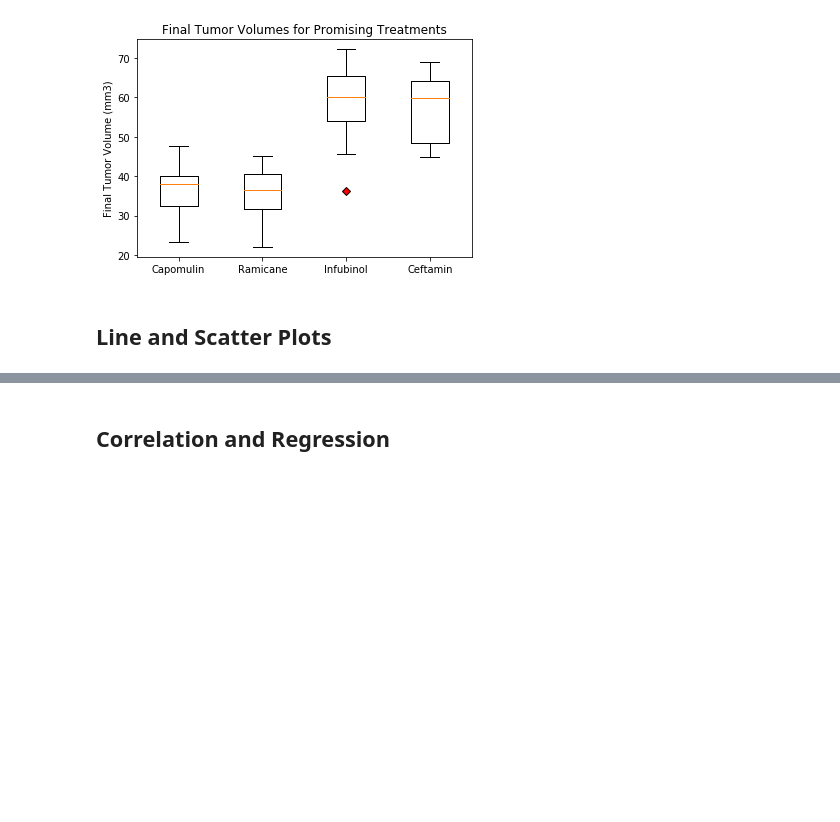
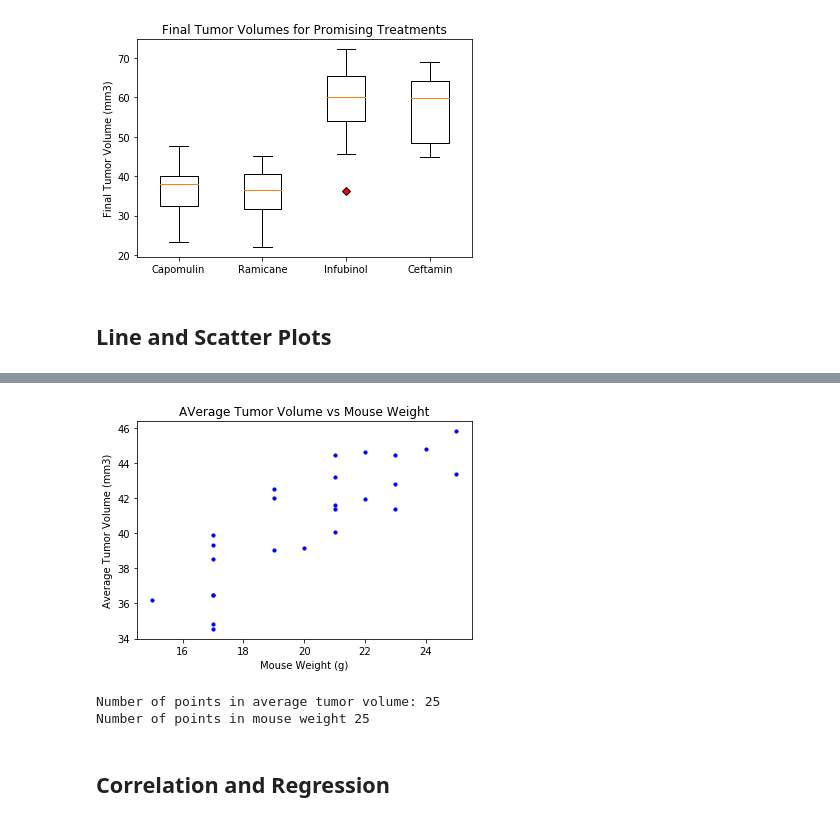
Before and after one commit to j2browns/matplotlib-challenge, a Jupyter notebook: Pymaceuticals/Pymaceuticals_challenge.ipynb, the cells around one changed output, grey strips where cells are left out. Saved outputs shown, nothing was run; the diff lists cells and outputs as text; code cells hidden in the pictures; blank space fills up the shorter version.

```diff
--- a/Pymaceuticals/Pymaceuticals_challenge.ipynb
+++ b/Pymaceuticals/Pymaceuticals_challenge.ipynb
@@ -355,2 +417,37 @@ plt.show()
+# %%
+# Generate a scatter plot of mouse weight versus average tumor volume for the Capomulin regimen
+# as bonus for interest, allow user to choose mouse from list
+
+#Isolate only Capomulin Drug Regimen
+
+#set drug regimen
+Drug_Regimen = "Capomulin"
+Mouse_Drug_Refined = combined_study[combined_study["Drug Regimen"]==Drug_Regimen]
+
+#On isolated data set perform groupby on Mouse ID
+Mouse_ID_Groupby = Mouse_Drug_Refined.groupby("Mouse ID")
+
+#get list of average tumor volume from groupby object
+Avg_TVolume = Mouse_ID_Groupby["Tumor Volume (mm3)"].mean()
+#get list of mouse weight from groupby object
+Mouse_Weight = Mouse_ID_Groupby["Weight (g)"].unique()
+
+#Mouse weight is a string - convert to float point
+Mouse_Weight = Mouse_Weight.astype(float)
+
+#scatter plot
+plt.scatter(Mouse_Weight[:], Avg_TVolume[:], color="blue", s = 10)
+plt.title("AVerage Tumor Volume vs Mouse Weight")
+plt.xlabel("Mouse Weight (g)")
+plt.ylabel("Average Tumor Volume (mm3)")
+plt.show()
+
+#print number of points in avg tumor volume and weight fields
+print(f"Number of points in average tumor volume: {len(Avg_TVolume)}")
+print(f"Number of points in mouse weight {len(Mouse_Weight)}")
+# %% [output]
+[figure, added]
+Number of points in average tumor volume: 25
+Number of points in mouse weight 25
 # %% [markdown]
 ## Correlation and Regression
```
Also changed, not shown: parts of 20 cells of this notebook.
